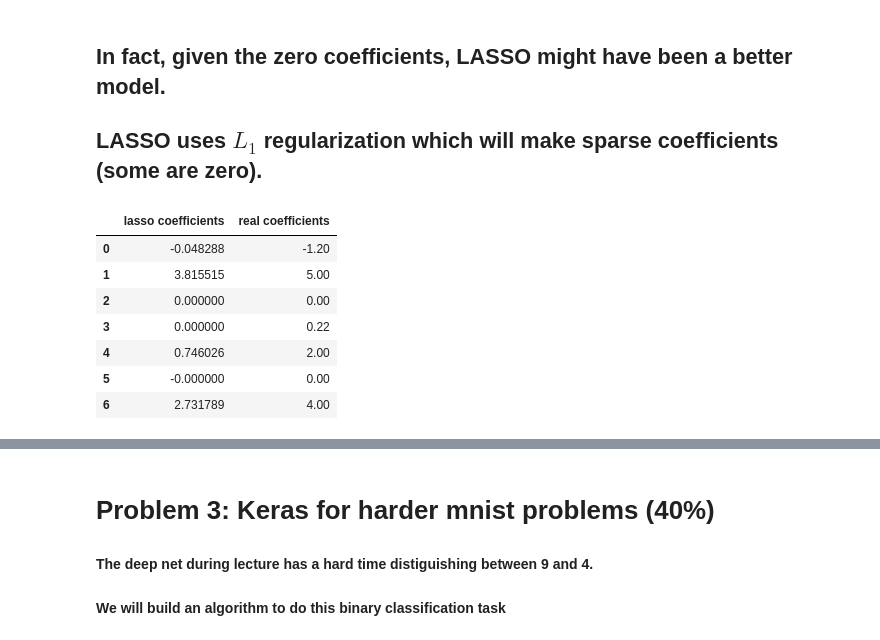
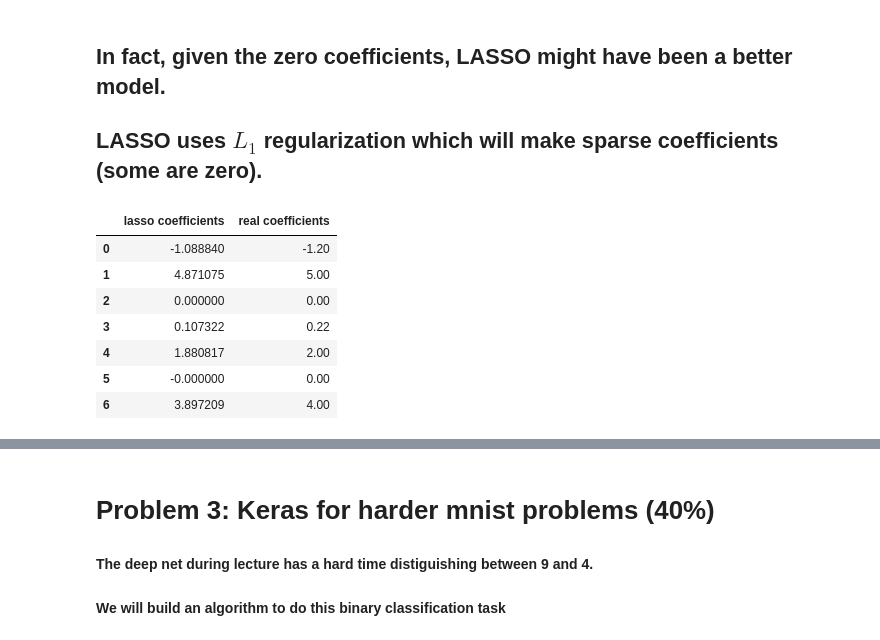
Before and after one commit to dansmith11235/ml_finance, a Jupyter notebook: hw1/H_homework_1.ipynb, the cells around one changed output, grey strips where cells are left out. Cells and saved outputs as stored; diff of their text form; code cells hidden in the pictures.

```diff
--- a/hw1/H_homework_1.ipynb
+++ b/hw1/H_homework_1.ipynb
@@ -88,0 +115,3 @@ plot_model_in_notebook(keras_lin_reg)  # to be removed
+# %%
+keras_lin_reg.fit(x_train, y_train, epochs=1000, verbose=0)
+mean_squared_error(y_test, keras_lin_reg.predict(x_test))
@@ -104,13 +145,15 @@ pd.Series(keras_ols_coefs, name='keras ols coefficients').to_frame().join(pd.Ser
 ## Now we will add some regularization
 # %%
 from keras.regularizers import l1_l2
-regularizer = l1_l2(l1=0, l2=.1)
- # Dense(...) -> Dense(..., kernel_regularizer=regularizer)
+regularizer = l1_l2(l1=0, l2=.01)
+# Dense(...) -> Dense(..., kernel_regularizer=regularizer)
 
-# input_data = ...
-# keras_ridge_model = ...
+input_data = Input(shape=(x_train.shape[1],))
+output = Dense(1, activation='linear', kernel_regularizer=regularizer)(input_data)
+keras_ridge_model = Model(input_data, output)
+keras_ridge_model.compile(optimizer=RMSprop(lr=2e-3, decay=1e-5), loss='mse', metrics=['accuracy'])
 # don't forget to compile the model
-plot_model_in_notebook(keras_ridge_model)  # to be removed
+# plot_model_in_notebook(keras_ridge_model)  # to be removed
 # %%
-# keras_ridge_model.fit(...
-# mean_squared_error(y_test, keras_ridge_model.predict(x_test))
+keras_ridge_model.fit(x_train, y_train, epochs=1000, verbose=0, batch_size=256, shuffle=True)
+mean_squared_error(y_test, keras_ridge_model.predict(x_test))
@@ -121,6 +175,7 @@ plot_model_in_notebook(keras_ridge_model)  # to be removed
 # ridge regression in sklaern
 from sklearn.linear_model import Ridge
 
-# Add code here
-# sklearn_ridge_coef = ...
-#pd.Series(sklearn_ridge_coef, name='ridge coefficients').to_frame().join(pd.Series(coefs, name='real coefficients'))
+sklearn_ridge_model = Ridge(alpha=0.01)
+sklearn_ridge_model.fit(x_train, y_train)
+sklearn_ridge_coefs = sklearn_ridge_model.coef_
+pd.Series(sklearn_ridge_coefs, name='ridge coefficients').to_frame().join(pd.Series(coefs, name='real coefficients'))
@@ -137,16 +210,18 @@ pd.concat([
 # %%
 from sklearn.linear_model import Lasso
 # Add code here
-# sklearn_lasso_coefs =
+sklearn_lasso_model = Lasso(alpha=0.01)
+sklearn_lasso_model.fit(x_train, y_train)
+sklearn_lasso_coefs = sklearn_lasso_model.coef_
 pd.Series(sklearn_lasso_coefs, name='lasso coefficients').to_frame().join(pd.Series(coefs, name='real coefficients'))
 # %% [output]
 |  | lasso coefficients | real coefficients |
-| 0 | -0.048288 | -1.20 |
-| 1 | 3.815515 | 5.00 |
+| 0 | -1.088840 | -1.20 |
+| 1 | 4.871075 | 5.00 |
 | 2 | 0.000000 | 0.00 |
-| 3 | 0.000000 | 0.22 |
-| 4 | 0.746026 | 2.00 |
+| 3 | 0.107322 | 0.22 |
+| 4 | 1.880817 | 2.00 |
 | 5 | -0.000000 | 0.00 |
-| 6 | 2.731789 | 4.00 |
+| 6 | 3.897209 | 4.00 |
 # %%
 # now do lasso with keras
```
Also changed, not shown: parts of 34 cells of this notebook.
